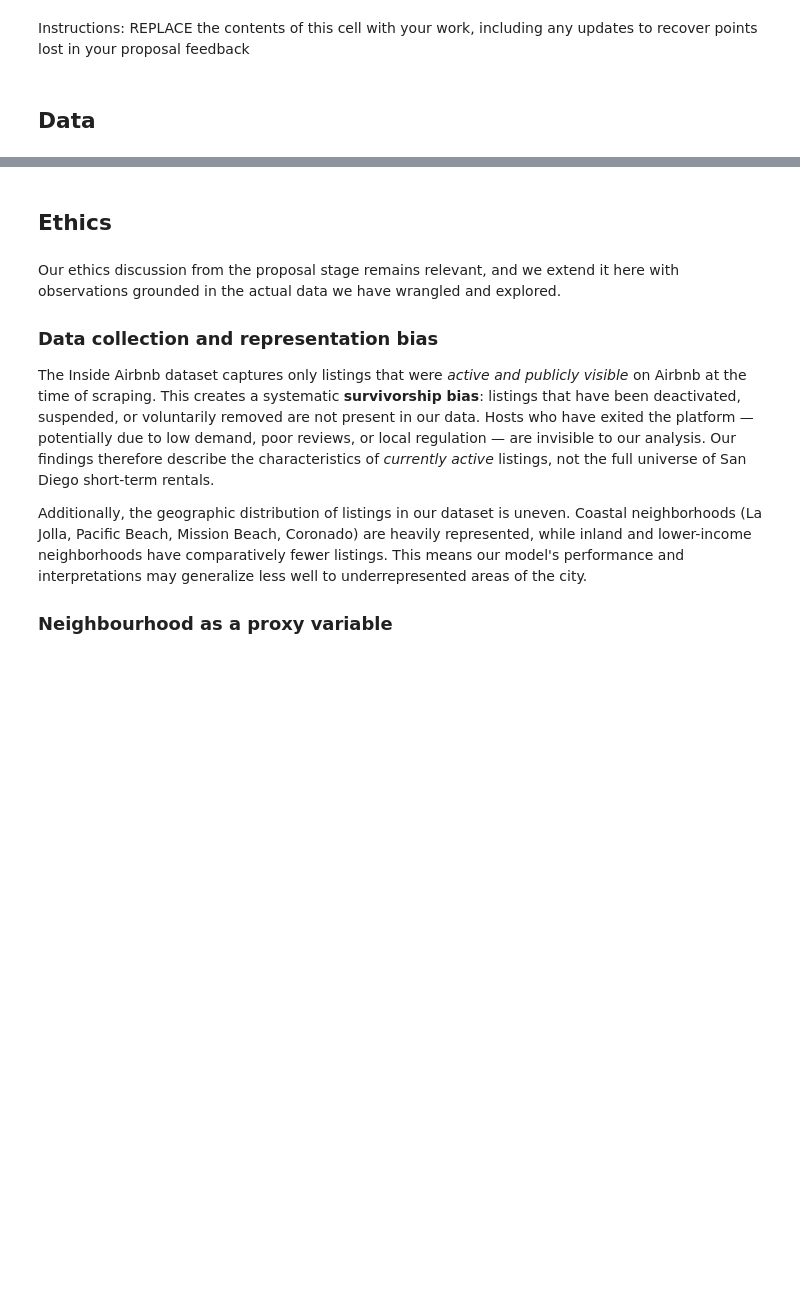
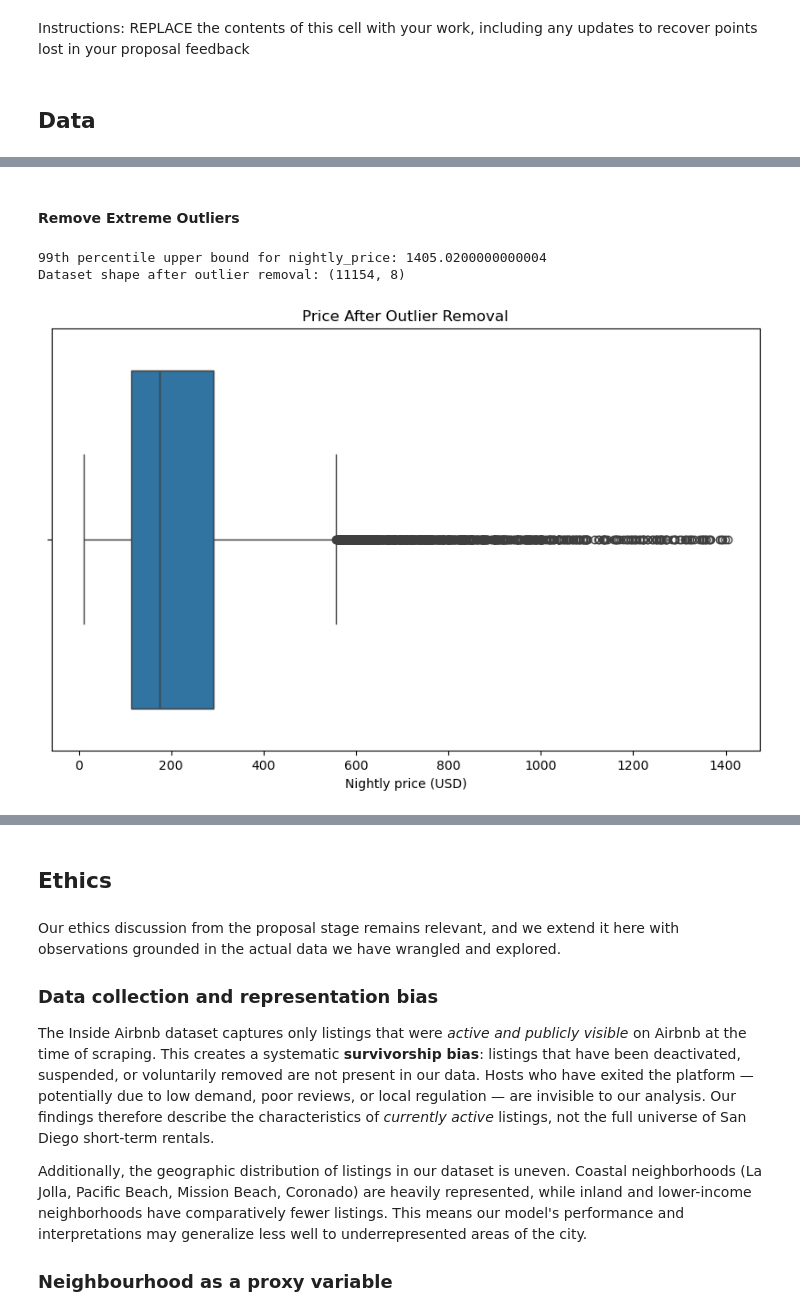
Before and after one commit to COGS108/Group082_WI26, a Jupyter notebook: 03-FinalProject.ipynb, the cells around one changed output, grey strips where cells are left out. Cells and saved outputs as stored; diff of their text form; code cells hidden in the pictures; blank space fills up the shorter version.

```diff
--- a/03-FinalProject.ipynb
+++ b/03-FinalProject.ipynb
@@ -139,0 +238,19 @@ Some more words and stuff.  Remember notebooks work best if you interleave the c
+# %% [markdown]
+#### Remove Extreme Outliers
+# %%
+# Using 99th percentile to remove extreme right-tail outliers
+upper_bound = df['nightly_price'].quantile(0.99)
+df = df[df['nightly_price'] <= upper_bound]
+print("99th percentile upper bound for nightly_price:", upper_bound)
+print("Dataset shape after outlier removal:", df.shape)
+
+# Boxplot after outlier removal
+plt.figure(figsize=(10,6))
+sns.boxplot(x=df['nightly_price'])
+plt.title("Price After Outlier Removal")
+plt.xlabel("Nightly price (USD)")
+plt.show()
+# %% [output]
+99th percentile upper bound for nightly_price: 1405.0200000000004
+Dataset shape after outlier removal: (11154, 8)
+[figure, added]
```
Also changed, not shown: parts of 67 cells of this notebook, 1 other file.
